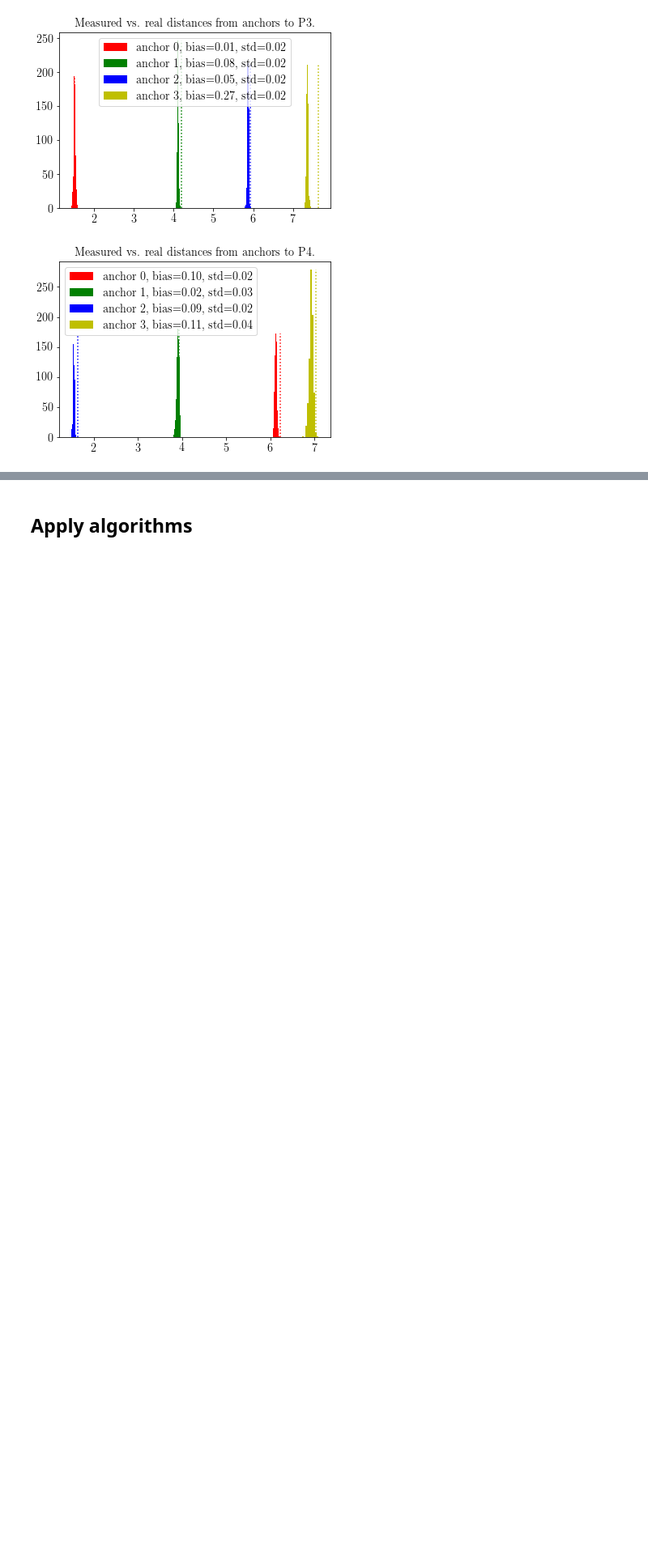
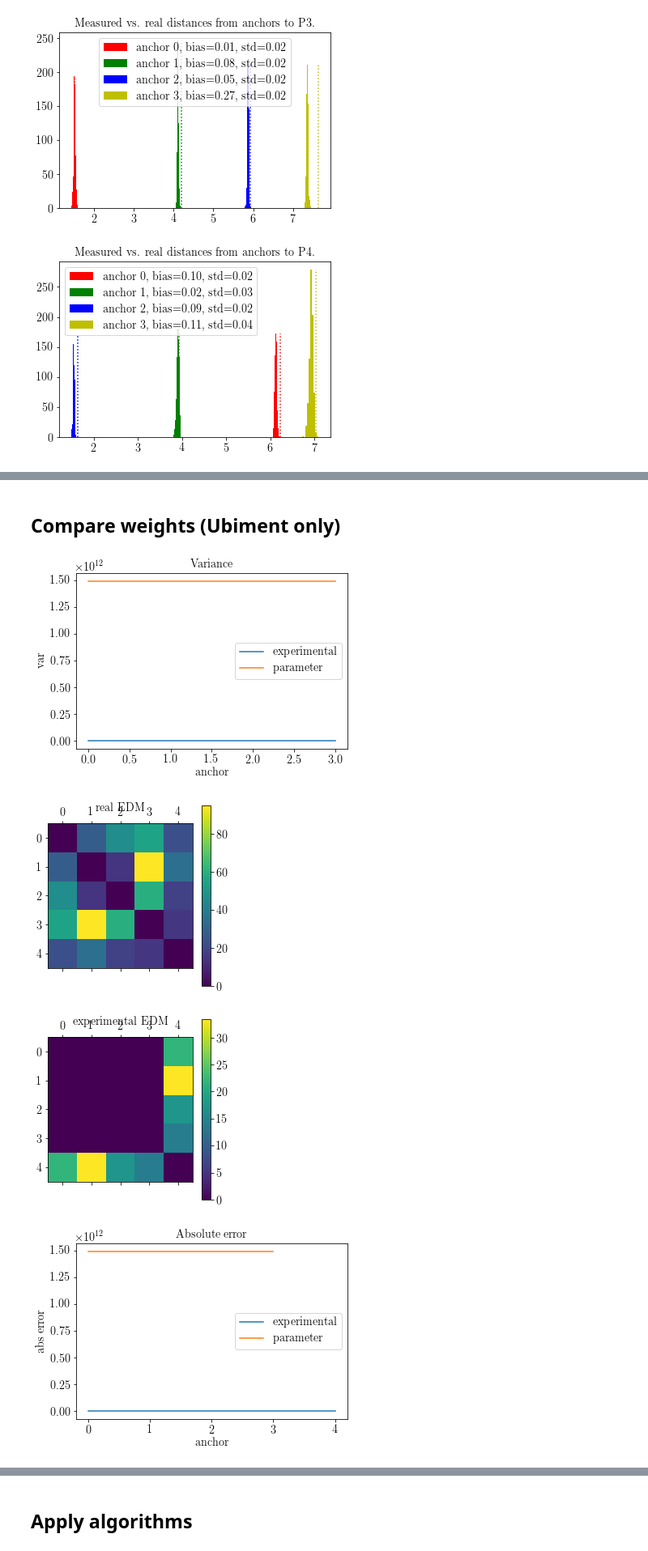
Before and after one commit to LCAV/pylocus, a Jupyter notebook: EvaluateData.ipynb, the cells around one changed output, grey strips where cells are left out. Shown at 81% size. Saved outputs shown, nothing was run; the diff lists cells and outputs as text; code cells hidden in the pictures; blank space fills up the shorter version.

```diff
--- a/EvaluateData.ipynb
+++ b/EvaluateData.ipynb
@@ -68,0 +95,37 @@ for i in range(n_positions):
+# %% [markdown]
+## Compare weights (Ubiment only)
+# %%
+from point_configuration import HeterogenousConfiguration, PointConfiguration, dm_from_edm, create_from_points, edm_from_dm
+from plots_cti import plot_matrix
+index = -1
+for result in results:
+    var_exp = [np.var(d) for d in result.distances]
+    var = np.delete(result.var_avg[index,:],index)
+    plt.plot(var_exp, label='experimental')
+    plt.plot(var, label='parameter')
+    plt.title('Variance')
+    plt.xlabel('anchor')
+    plt.ylabel('var')
+    plt.legend(loc='best')
+    plt.show()
+
+    real_points = np.r_[anchors,result.real.reshape((1,-1))]
+    porig = create_from_points(real_points, HeterogenousConfiguration)
+    abs_error_exp = np.abs(result.edm_avg[index,:] - porig.edm[index,:])
+    abs_error = np.delete(result.abs_error_avg[index,:],index)
+
+    plot_matrix(porig.edm, 'real EDM')
+    plot_matrix(result.edm_avg,'experimental EDM')
+
+    plt.plot(abs_error_exp, label='experimental')
+    plt.plot(abs_error, label='parameter')
+    plt.title('Absolute error')
+    plt.xlabel('anchor')
+    plt.ylabel('abs error')
+    plt.legend(loc='best')
+    plt.show()
+# %% [output]
+[figure, added]
+[figure, added]
+[figure, added]
+[figure, added]
```
Also changed, not shown: parts of 6 cells of this notebook, 1 other file.
